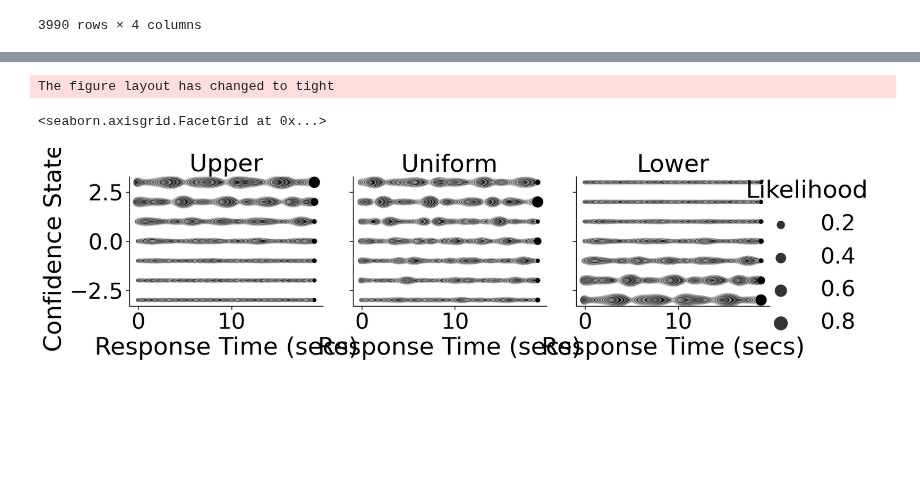
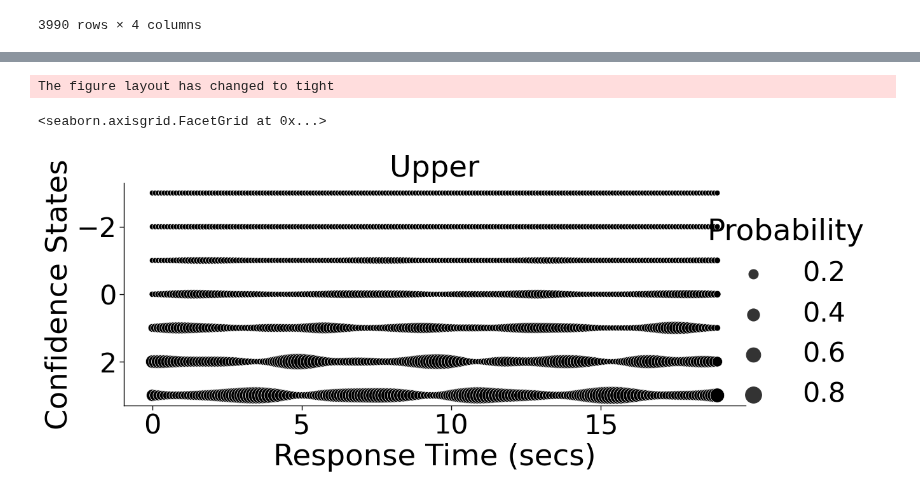
Before and after one commit to rkmalaiya/stochastic_cognitive_dynamics, a Jupyter notebook: poc/Diffusion_vs_Quantum.ipynb, the cells around one changed output, grey strips where cells are left out. Drawn from its saved outputs; the diff is of its cells as text; code cells hidden in the pictures; blank space fills up the shorter version.

Commit message:
quantum 3d plot

```diff
--- a/poc/Diffusion_vs_Quantum.ipynb
+++ b/poc/Diffusion_vs_Quantum.ipynb
@@ -133,15 +207,15 @@ f.set_ylabels("Confidence States")
 # %%
-f = sns.relplot(df_quantum_plot,
-x="time", y="states",size="value", col="prior", sizes=(40,400), color="Black")
+f = sns.relplot(df_quantum_plot.query("prior=='Upper'").astype({"states":"category"}),
+x="time", y="states",size="value", col="prior", sizes=(40,400), color="Black", aspect=2, height = 6)
 f.set_titles("{col_name}")
-f.legend.set_title("Likelihood")
+f.legend.set_title("Probability")
 f.set_xlabels("Response Time (secs)")
 f.set_ylabels("Confidence States")
 #f.legend.set_loc("lower right")
 # %% [output]
 The figure layout has changed to tight
 <seaborn.axisgrid.FacetGrid at 0x...>
-[figure, old version]
+[figure, new version]
 # %%
 mv = np.arange(-(n_states//2), (n_states//2)+1)
 mv
```
Also changed, not shown: parts of 9 cells of this notebook.
